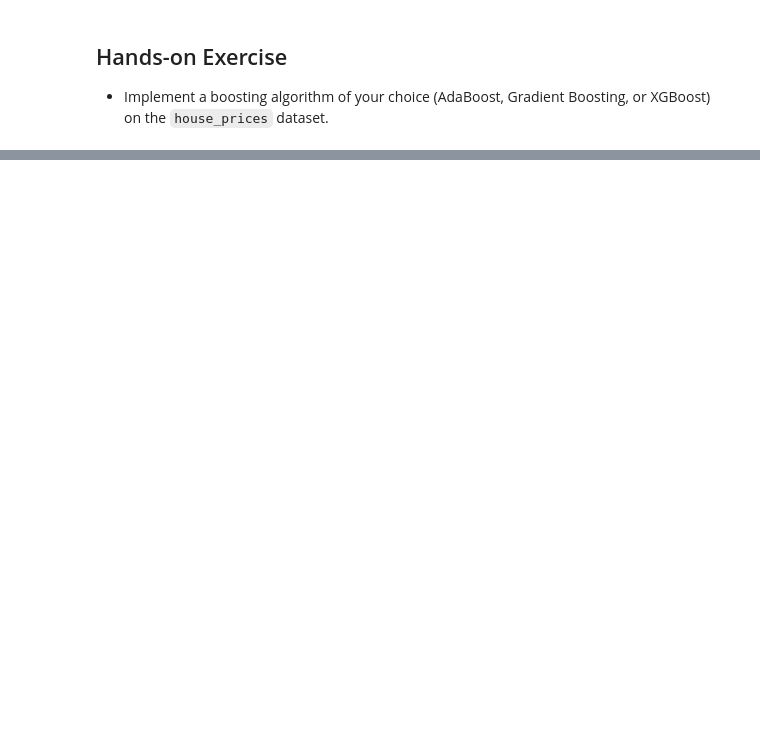
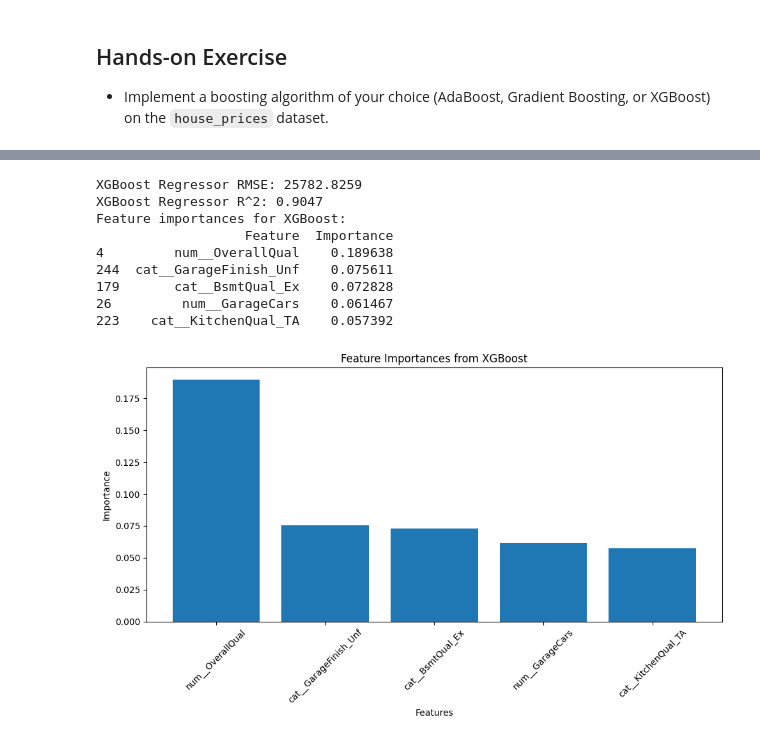
Before and after one commit to UG-Team-Data-Science/ml-workshop, a Jupyter notebook: src/S04 Ensemble Methods/S04C03 Boosting.ipynb, the cells around one changed output, grey strips where cells are left out. Saved outputs shown, nothing was run; the diff lists cells and outputs as text; code cells hidden in the pictures; blank space fills up the shorter version.

```diff
--- a/src/S04 Ensemble Methods/S04C03 Boosting.ipynb
+++ b/src/S04 Ensemble Methods/S04C03 Boosting.ipynb
@@ -314,0 +502,19 @@ plt.show()
+# %%
+from xgboost import XGBRegressor
+from sklearn.model_selection import GridSearchCV
+# XGBoost Regressor
+grid_params_xgb = {
+    'n_estimators': [50, 100, 200],
+    'learning_rate': [0.01, 0.1, 0.2],
+    'max_depth': [3, 4, 5],
+    'min_child_weight': [1, 2, 3],
+    'subsample': [0.8, 0.9, 1.0]
+}
+grid_search_xgb = GridSearchCV(
+    XGBRegressor(random_state=42, eval_metric='rmse'),
+    grid_params_xgb, cv=5, n_jobs=-1, scoring='r2', verbose=1
+)
+grid_search_xgb.fit(X_train_transformed, y_train)
+print("Best parameters for XGBoost:", grid_search_xgb.best_params_)
+xgb_model = grid_search_xgb.best_estimator_
+xgb_model.fit(X_train_transformed, y_train)
@@ -314,0 +535,41 @@ plt.show()
+# %%
+# Evaluate the XGBoost Regressor
+y_pred_xgb = xgb_model.predict(X_test_transformed)
+from sklearn.metrics import mean_squared_error, r2_score
+mse = mean_squared_error(y_test, y_pred_xgb)
+rmse = np.sqrt(mse)
+r2 = r2_score(y_test, y_pred_xgb)
+print(f"XGBoost Regressor RMSE: {rmse:.4f}")
+print(f"XGBoost Regressor R^2: {r2:.4f}")
+
+# Feature importance for XGBoost
+importances = xgb_model.feature_importances_
+indices = importances.argsort()[::-1]
+feature_importance_df = pd.DataFrame({'Feature': preprocessing_pipeline.get_feature_names_out(),
+                                      'Importance': importances})
+feature_importance_df = feature_importance_df.sort_values(by='Importance', ascending=False)
+print("Feature importances for XGBoost:")
+print(feature_importance_df[:5])
+
+# Plot feature importances
+plt.figure(figsize=(10, 6))
+plt.bar(range(5), importances[indices[:5]], align='center')
+plt.xticks(range(5),
+           [preprocessing_pipeline.get_feature_names_out()[i] for i in indices[:5]],
+           rotation=45)
+plt.title('Feature Importances from XGBoost')
+plt.xlabel('Features')
+plt.ylabel('Importance')
+plt.tight_layout()
+plt.show()
+# %% [output]
+XGBoost Regressor RMSE: 25782.8259
+XGBoost Regressor R^2: 0.9047
+Feature importances for XGBoost:
+                   Feature  Importance
+4         num__OverallQual    0.189638
+244  cat__GarageFinish_Unf    0.075611
+179       cat__BsmtQual_Ex    0.072828
+26         num__GarageCars    0.061467
+223    cat__KitchenQual_TA    0.057392
+[figure, added]
```
Also changed, not shown: parts of 19 cells of this notebook.
